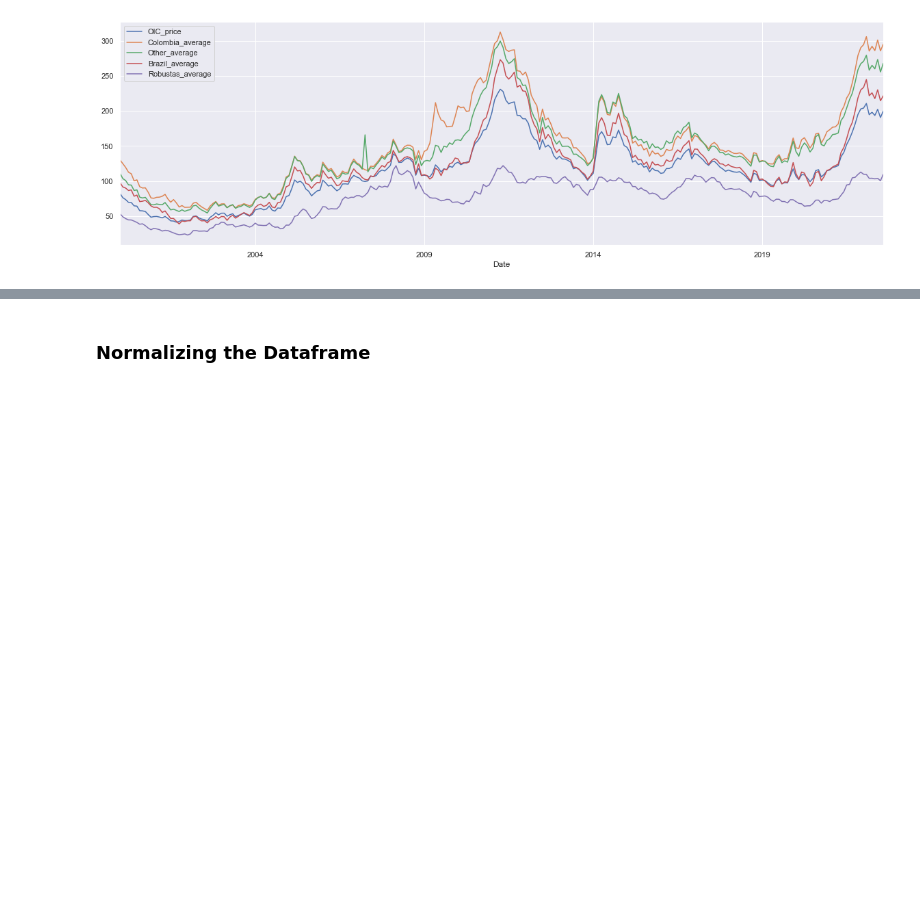
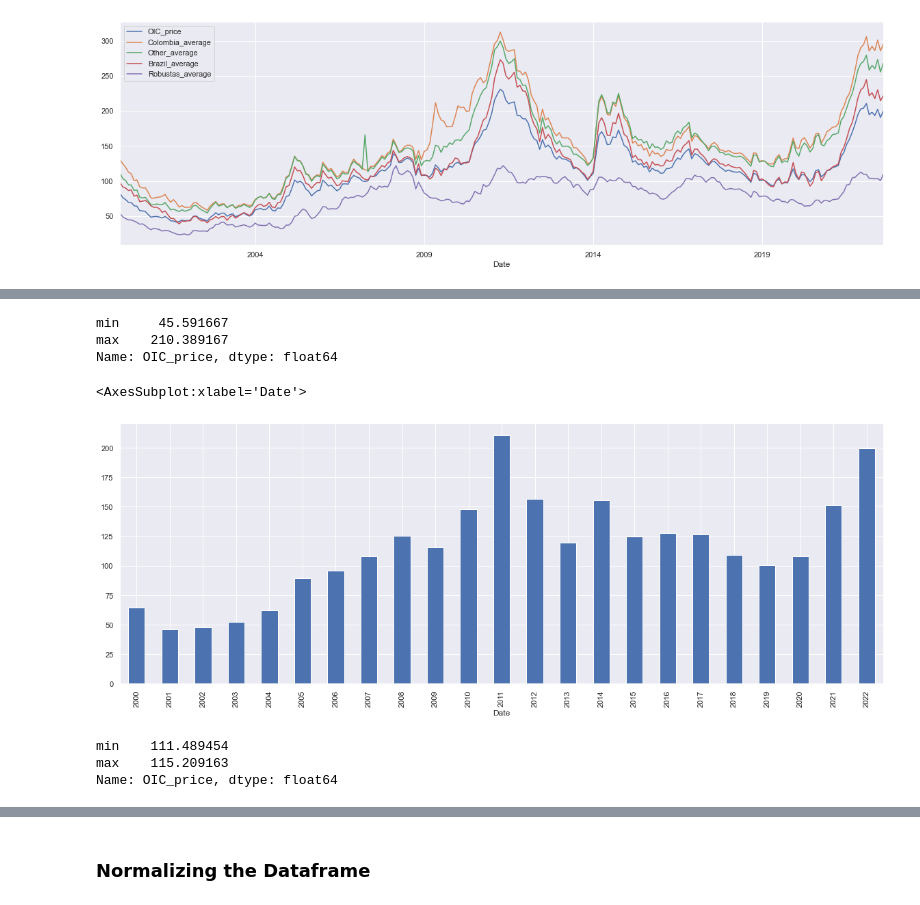
Before and after one commit to montwa/Ryerson, a Jupyter notebook: Coffee Price Regression Analysis.ipynb, the cells around one changed output, grey strips where cells are left out. Drawn from its saved outputs; the diff is of its cells as text; code cells hidden in the pictures; blank space fills up the shorter version.

Commit message:
Modules and Outline prints

```diff
--- a/Coffee Price Regression Analysis.ipynb
+++ b/Coffee Price Regression Analysis.ipynb
@@ -61,3 +64,9 @@ df.head()
 ## Exploratory Data Analysis
 # %% [markdown]
 #### Checking how many NA's are there in the dataset, what type of each column is, how many columns we have and in general all the information from the data
+# %%
+# create a copy of the data frame to modify it and to keep the original intact
+eda = df.copy()
+
+# checking that both dataframes are diffetent in memory
+print(f'df: {id(df)} ----- eda: {id(eda)}')
@@ -86,16 +97,16 @@ memory usage: 29.9+ KB
 #### The types of the columns are object, Changing them for numeric type float, so we can see the statistics
 # %%
 # changes the format of the column 'Date' for just the year and the month
-df['Date'] = pd.to_datetime(df['Date'], format = '%d%m%Y')
+eda['Date'] = pd.to_datetime(eda['Date'], format = '%d%m%Y')
 
-lista = list(df.columns)
+lista = list(eda.columns)
 lista.pop(0)
 
 for item in lista:
-    df[item] = df[item].astype(float)
+    eda[item] = eda[item].astype(float)
 
 #cheching descriptive statistics
-df.describe()
+eda.describe()
 # %% [output]
 |  | OIC_price | Colombia_ny | Colombia_europe | Colombia_average | Other_ny | Other_europe | Other_average | ... |
 | count | 272.000000 | 272.000000 | 272.000000 | 272.000000 | 272.000000 | 272.000000 | 272.000000 | ... |
@@ -258,0 +253,22 @@ memory usage: 34.0+ KB
+# %%
+# 2011 has been the higest price for coffee for 'OIC_price', even 10 years after today!
+avg_year = eda.groupby(eda['Date'].dt.year)['OIC_price'].mean()
+avg_year.agg(['min','max'])
+# %% [output]
+min     45.591667
+max    210.389167
+Name: OIC_price, dtype: float64
+# %%
+# ploting the Average per year
+avg_year.plot( kind = 'bar', figsize = (20,7))
+# %% [output]
+<AxesSubplot:xlabel='Date'>
+[figure, added]
+# %%
+# Months of February and March is when the coffe has the highest prices
+avg_month = eda.groupby(eda['Date'].dt.month_name())['OIC_price'].mean()
+avg_month.agg(['min','max'])
+# %% [output]
+min    111.489454
+max    115.209163
+Name: OIC_price, dtype: float64
```
Also changed, not shown: parts of 30 cells of this notebook, 6 other files.
